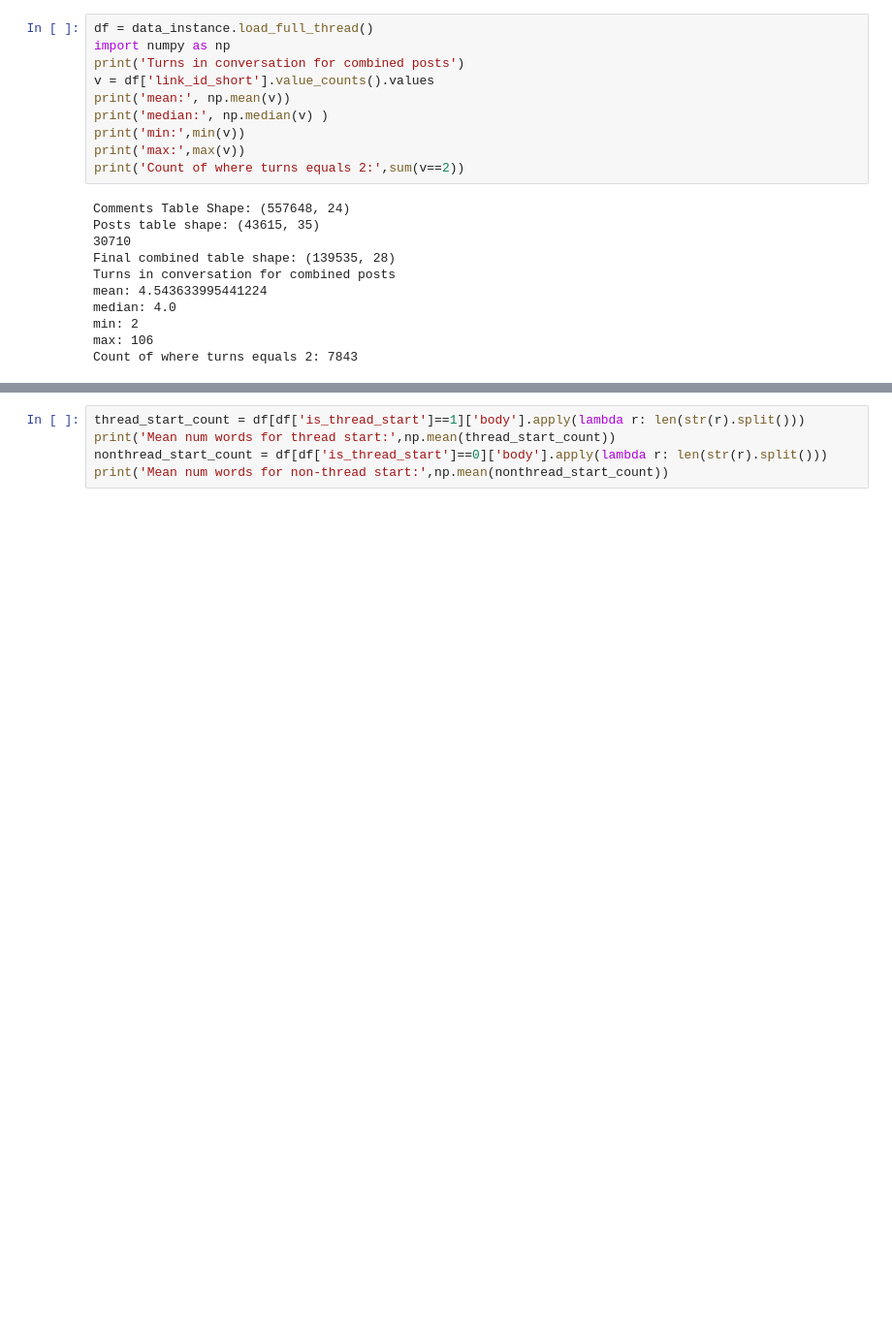
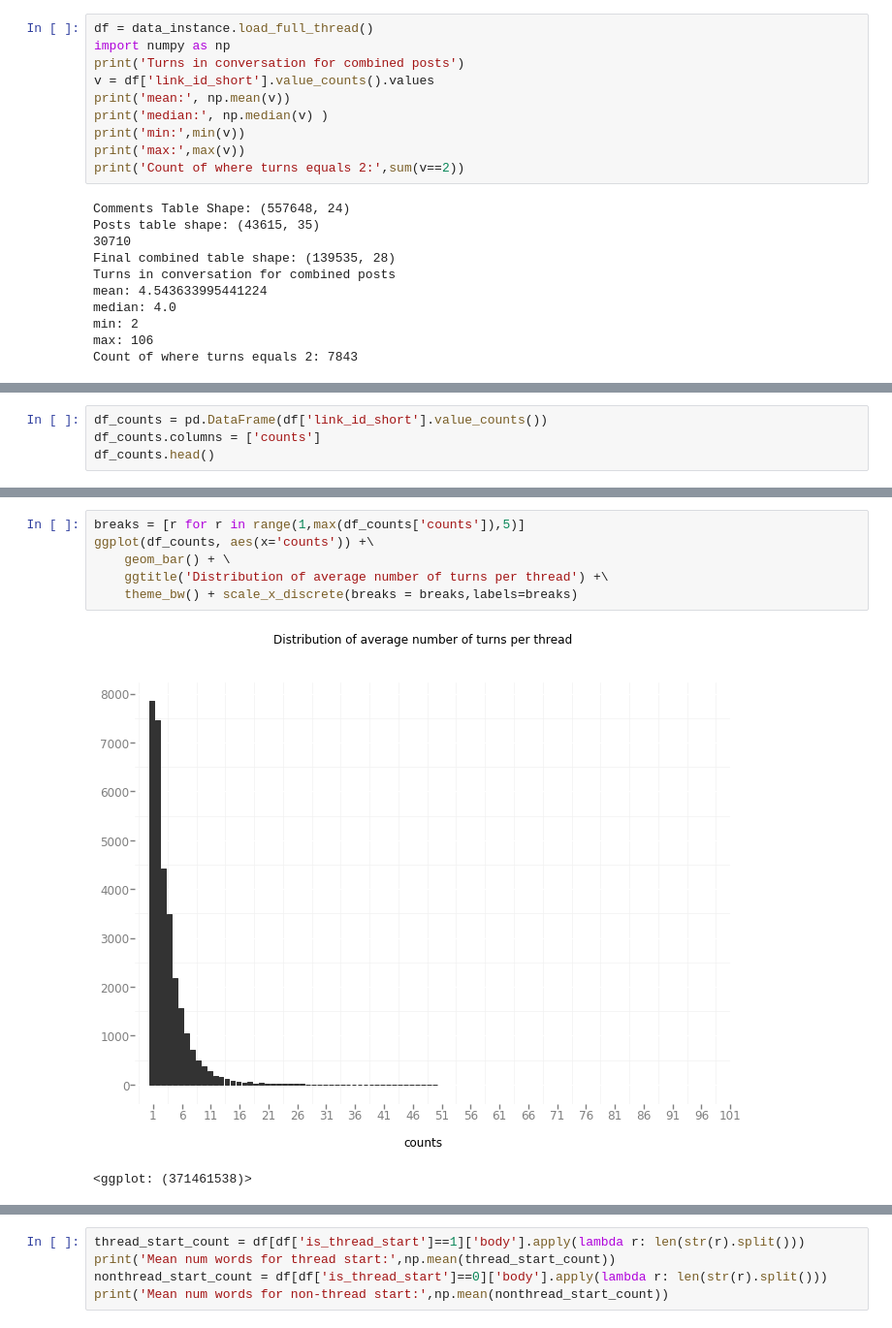
Before and after one commit to aus10powell/Automated-Health-Responses, a Jupyter notebook: notebooks/2_exploration.ipynb, the cells around one changed output, grey strips where cells are left out. Shown at 97% size. Saved outputs shown, nothing was run; the diff lists cells and outputs as text; blank space fills up the shorter version.

```diff
--- a/notebooks/2_exploration.ipynb
+++ b/notebooks/2_exploration.ipynb
@@ -98,0 +77,4 @@ df['link_id_short'].value_counts().hist(bins=40);
+# %%
+df_counts = pd.DataFrame(df['link_id_short'].value_counts())
+df_counts.columns = ['counts']
+df_counts.head()
@@ -98,0 +95,9 @@ df['link_id_short'].value_counts().hist(bins=40);
+# %%
+breaks = [r for r in range(1,max(df_counts['counts']),5)]
+ggplot(df_counts, aes(x='counts')) +\
+    geom_bar() + \
+    ggtitle('Distribution of average number of turns per thread') +\
+    theme_bw() + scale_x_discrete(breaks = breaks,labels=breaks)
+# %% [output]
+[figure, added]
+<ggplot: (371461538)>
```
Also changed, not shown: parts of 14 cells of this notebook, 9 other files.
